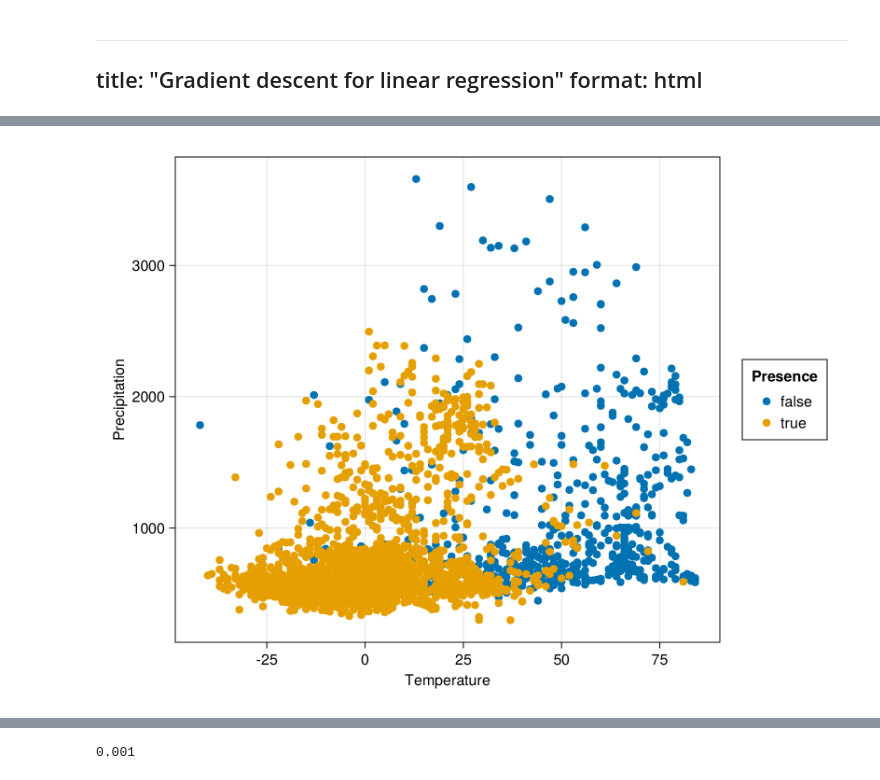
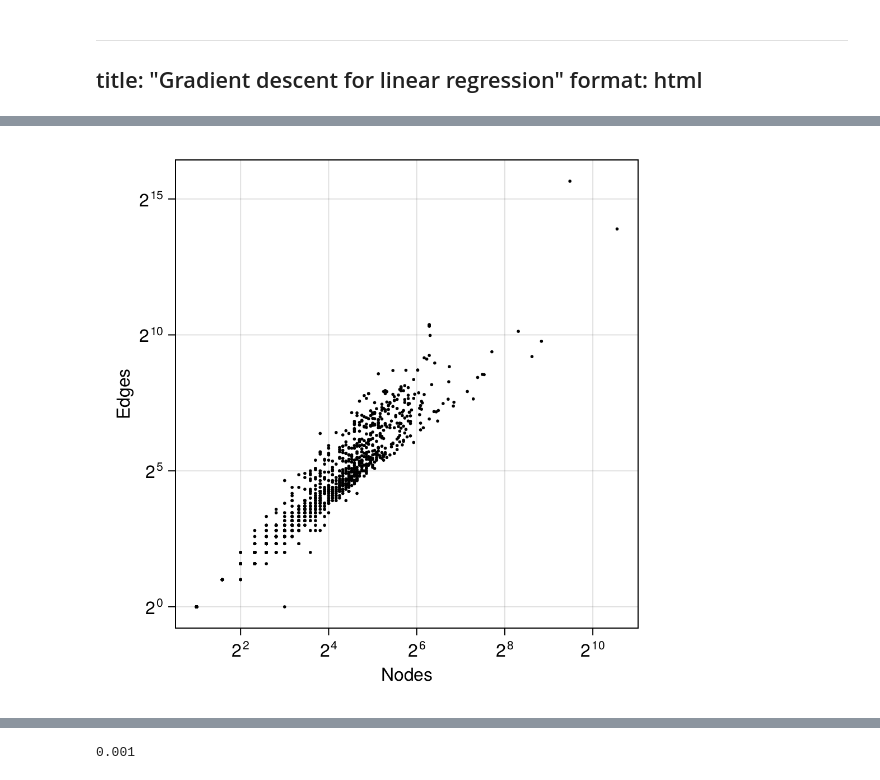
Before and after one commit to tpoisot/MLBS, a Jupyter notebook: notebooks/gradientdescent.ipynb, the cells around one changed output, grey strips where cells are left out. Saved outputs shown, nothing was run; the diff lists cells and outputs as text; code cells hidden in the pictures.

```diff
--- a/notebooks/gradientdescent.ipynb
+++ b/notebooks/gradientdescent.ipynb
@@ -32,8 +26,12 @@ describe(rangifer)
-# %%
-using AlgebraOfGraphics
-rangifer_var = AlgebraOfGraphics.data(rangifer) * mapping(:bio1 => :Temperature, :bio12 => :Precipitation) * mapping(color=:presence => :Presence)
-draw(rangifer_var)
-# %% [output]
-[figure, removed]
+# %%
+#| label: fig-gradient-data
+#| fig-cap: >
+#|  Overview of data from ...
+fig = Figure(; resolution=(500, 500))
+axs = Axis(fig[1,1]; xlabel="Nodes", ylabel="Edges", xscale=log2, yscale=log2)
+scatter!(axs, ls.S, ls.L, color=:black, markersize=4)
+current_figure()
+# %% [output]
+[figure, added]
 # %%
 # Split between training and testing
```
Also changed, not shown: parts of 13 cells of this notebook, 1 other file.
